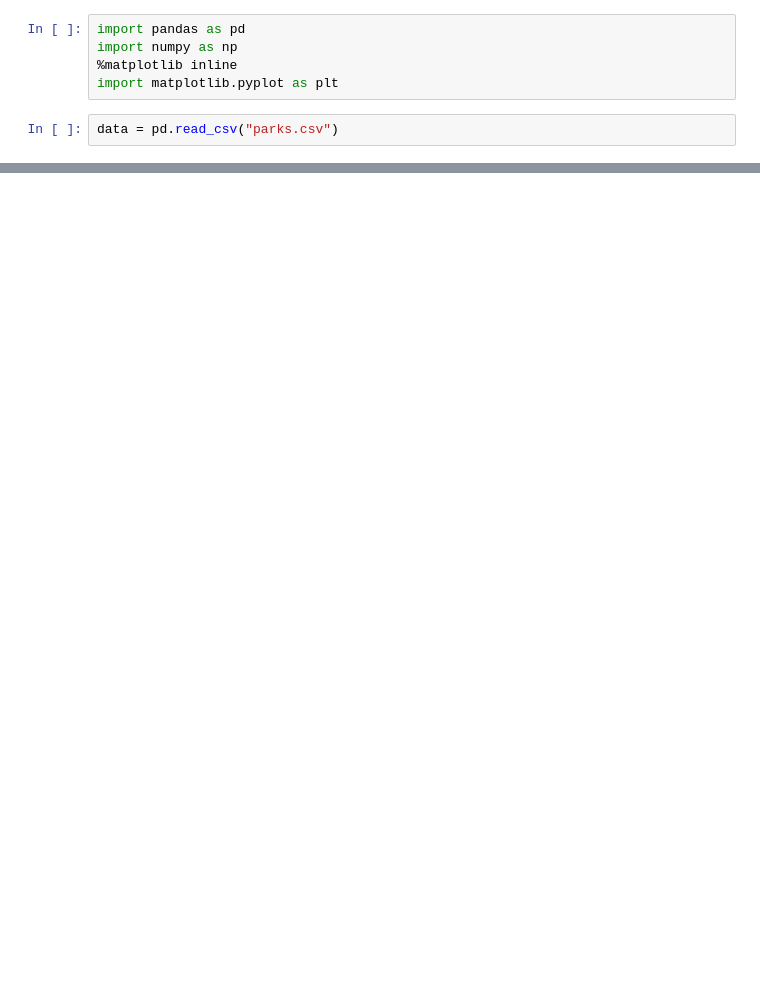
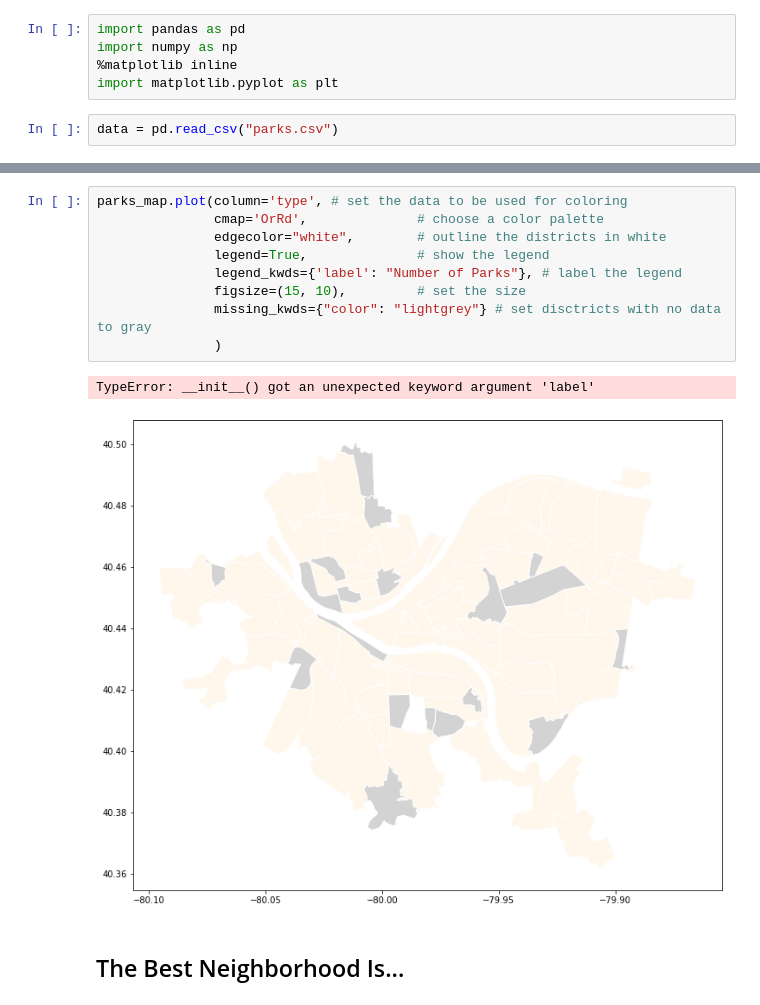
Before and after one commit to eliotann99/big_ideas_final, a Jupyter notebook: Maya-Notebook.ipynb, the cells around one changed output, grey strips where cells are left out. Saved outputs shown, nothing was run; the diff lists cells and outputs as text; blank space fills up the shorter version.

```diff
--- a/Maya-Notebook.ipynb
+++ b/Maya-Notebook.ipynb
@@ -65,0 +117,14 @@ East Liberty. There are the most parks in East Liberty out of all the neighborho
+# %%
+parks_map.plot(column='type', # set the data to be used for coloring
+               cmap='OrRd',              # choose a color palette
+               edgecolor="white",        # outline the districts in white
+               legend=True,              # show the legend
+               legend_kwds={'label': "Number of Parks"}, # label the legend
+               figsize=(15, 10),         # set the size
+               missing_kwds={"color": "lightgrey"} # set disctricts with no data to gray
+               )
+# %% [output]
+TypeError: __init__() got an unexpected keyword argument 'label'
+[figure, added]
+# %% [markdown]
+## The Best Neighborhood Is...
```
Also changed, not shown: parts of 18 cells of this notebook.
